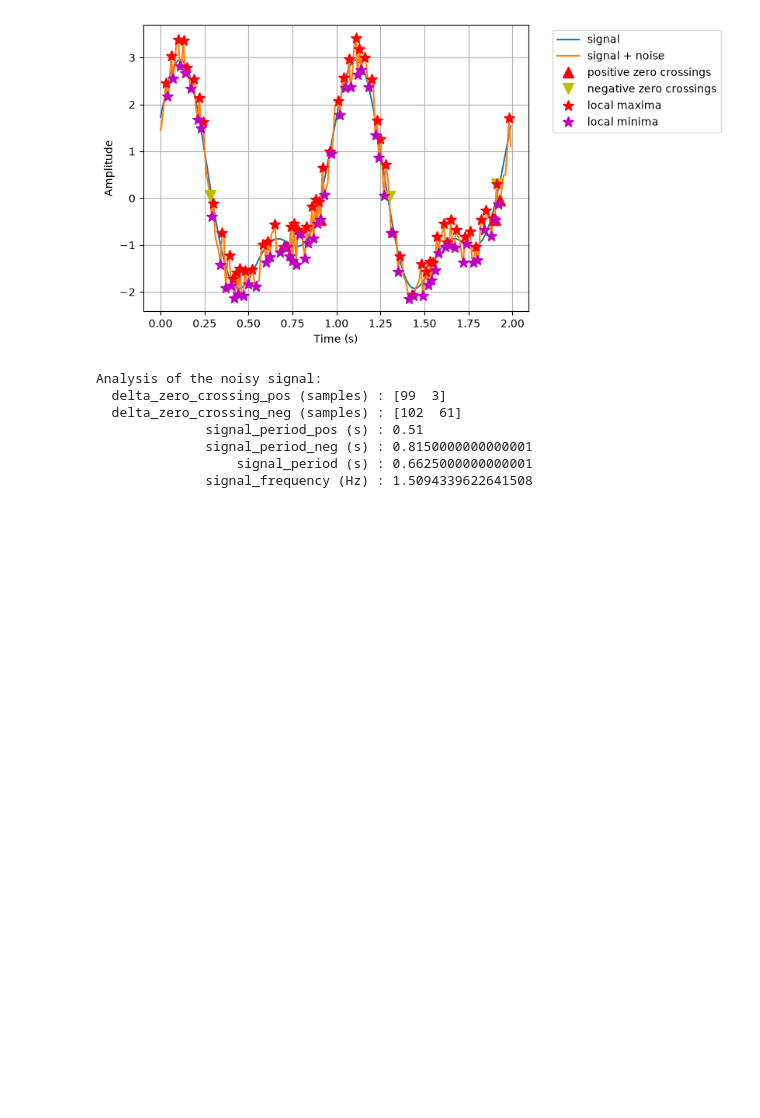
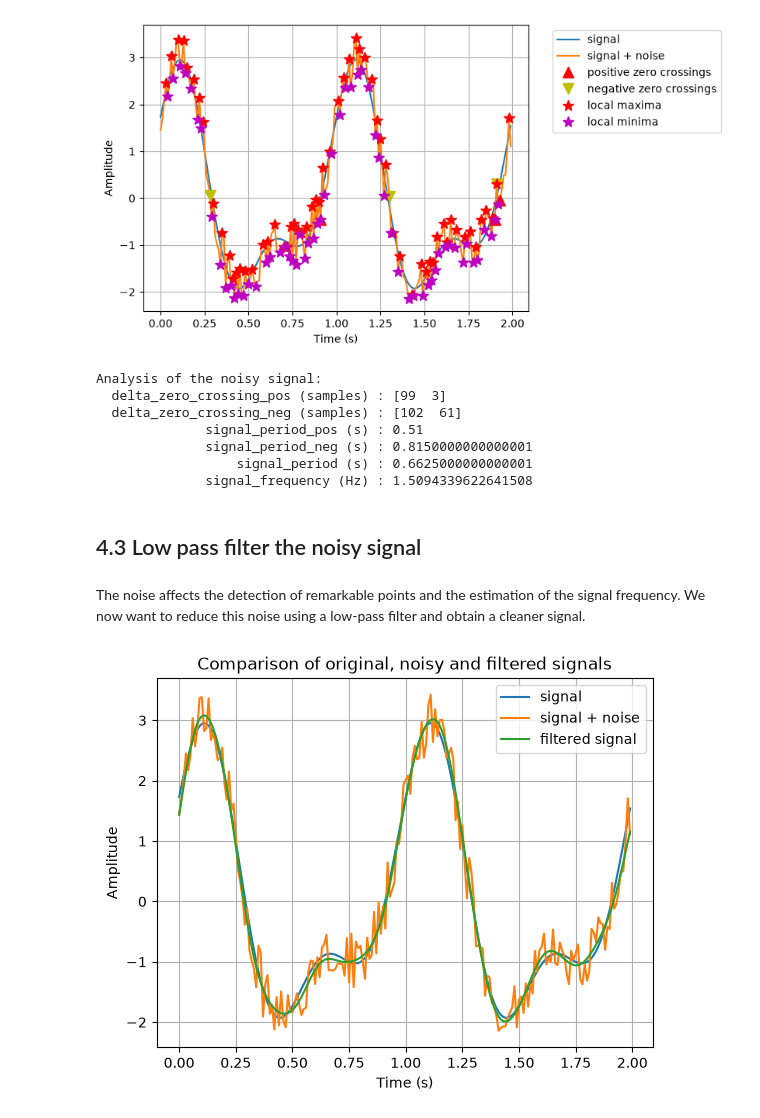
Before and after one commit to GaiaGas/Series03-Python, a Jupyter notebook: Series03-Python.ipynb, the cells around one changed output. Saved outputs shown, nothing was run; the diff lists cells and outputs as text; code cells hidden in the pictures; blank space fills up the shorter version.

```diff
--- a/Series03-Python.ipynb
+++ b/Series03-Python.ipynb
@@ -555,3 +555,7 @@ Analysis of the noisy signal:
               signal_period_neg (s) : 0.8150000000000001
                   signal_period (s) : 0.6625000000000001
               signal_frequency (Hz) : 1.5094339622641508
+# %% [markdown]
+## 4.3 Low pass filter the noisy signal
+# %% [markdown]
+The noise affects the detection of remarkable points and the estimation of the signal frequency. We now want to reduce this noise using a low-pass filter and obtain a cleaner signal.
@@ -557,0 +564,29 @@ Analysis of the noisy signal:
+# %%
+sampling_frequency = 1 / (t[1] - t[0])
+cutoff_frequency = 5
+filter_order = 4
+
+b, a = butter(
+    filter_order,
+    cutoff_frequency,
+    btype="low",
+    fs=sampling_frequency
+)
+
+filtered_signal = filtfilt(b, a, noisy_signal)
+# %%
+plt.figure()
+
+plt.plot(t, s, label="signal")
+plt.plot(t, noisy_signal, label="signal + noise")
+plt.plot(t, filtered_signal, label="filtered signal")
+
+plt.xlabel("Time (s)")
+plt.ylabel("Amplitude")
+plt.title("Comparison of original, noisy and filtered signals")
+plt.legend()
+plt.grid(True)
+
+plt.show()
+# %% [output]
+[figure, added]
```
Also changed, not shown: parts of 1 cell of this notebook.
